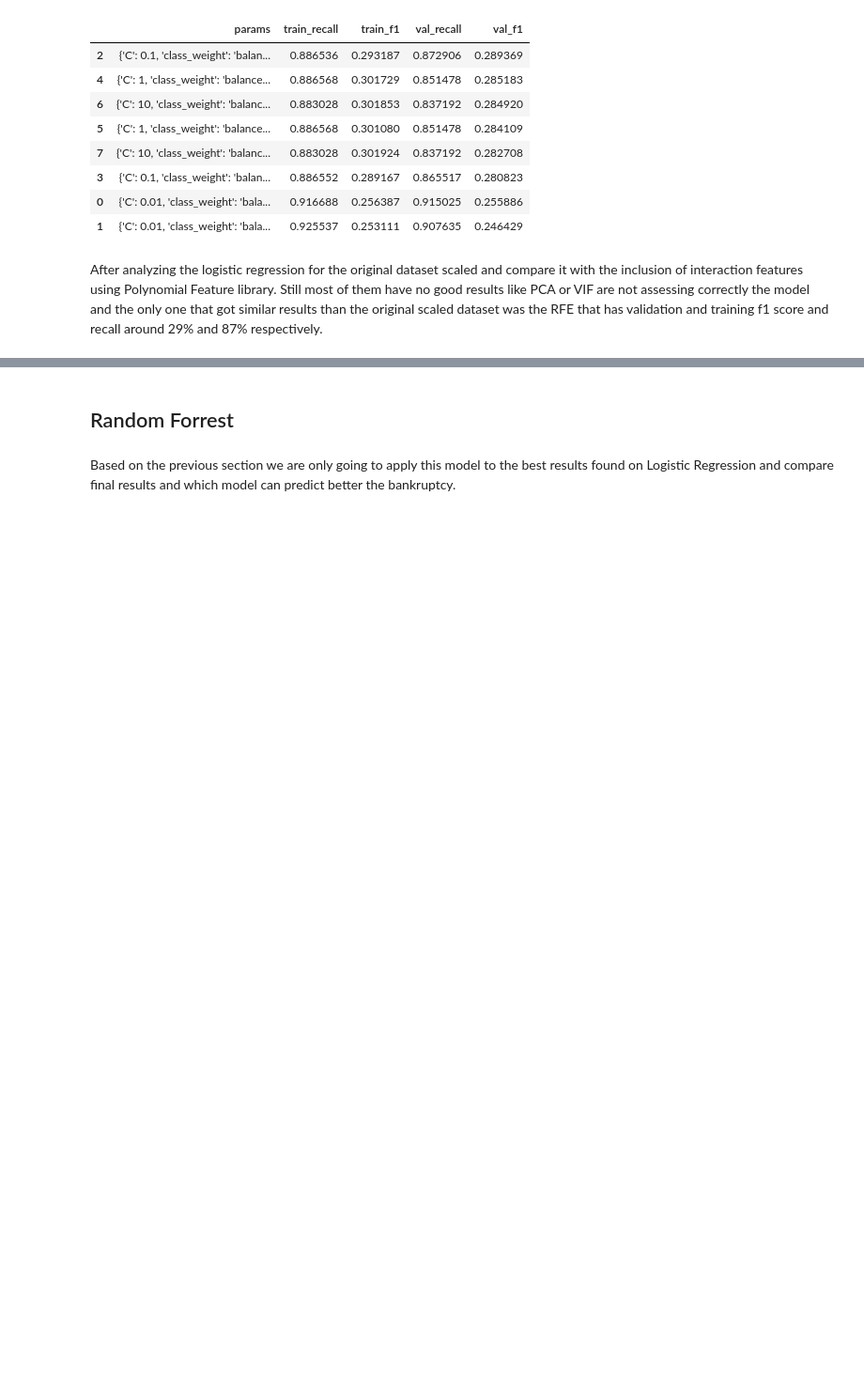
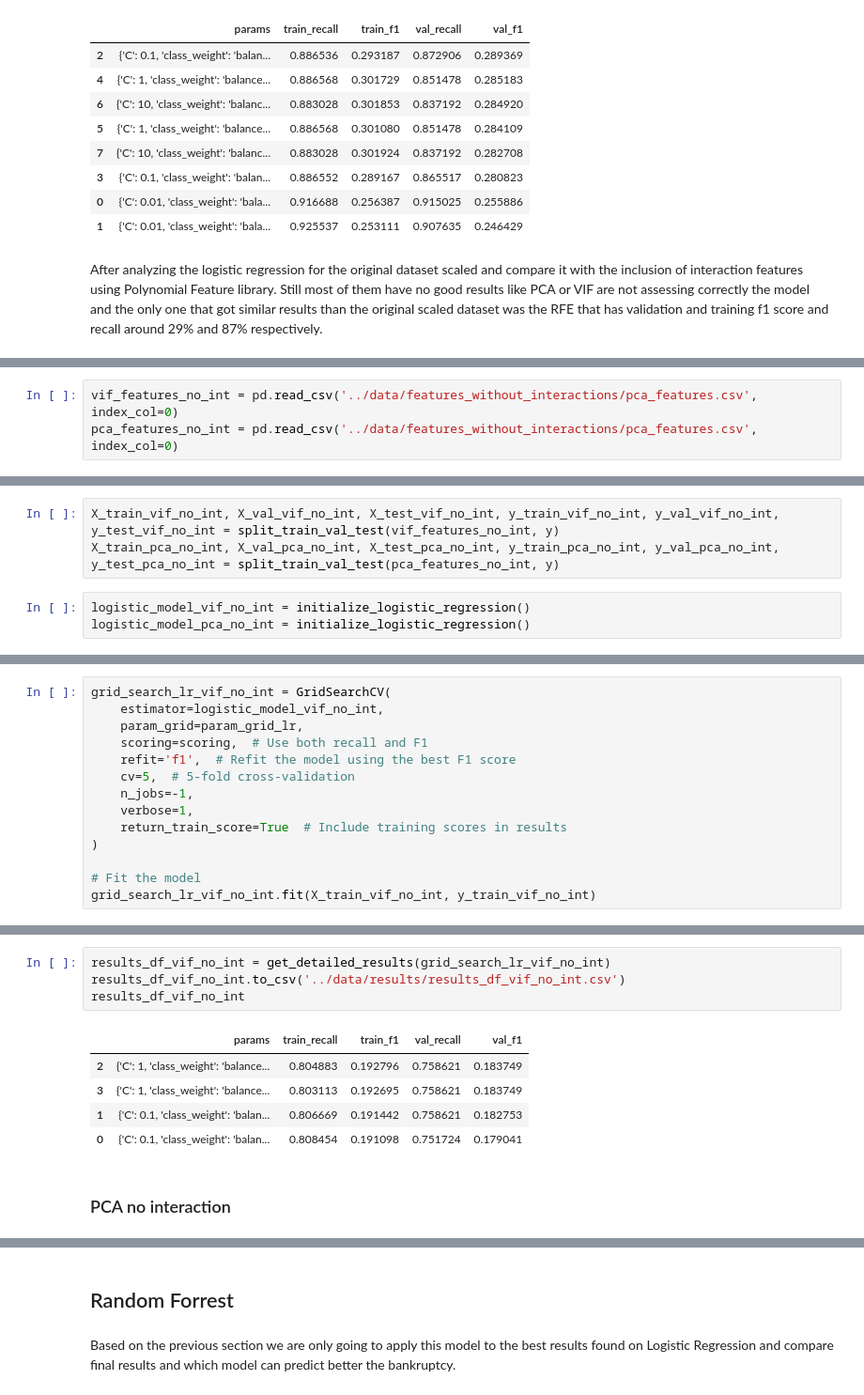
Before and after one commit to camilouribeg/DS4I-Project, a Jupyter notebook: notebooks/modeling_results.ipynb, the cells around one changed output, grey strips where cells are left out. Shown at 94% size. Cells and saved outputs as stored; diff of their text form; blank space fills up the shorter version.

```diff
--- a/notebooks/modeling_results.ipynb
+++ b/notebooks/modeling_results.ipynb
@@ -374,0 +379,3 @@ After analyzing the logistic regression for the original dataset scaled and comp
+# %%
+vif_features_no_int = pd.read_csv('../data/features_without_interactions/pca_features.csv', index_col=0)
+pca_features_no_int = pd.read_csv('../data/features_without_interactions/pca_features.csv', index_col=0)
@@ -374,0 +384,6 @@ After analyzing the logistic regression for the original dataset scaled and comp
+# %%
+X_train_vif_no_int, X_val_vif_no_int, X_test_vif_no_int, y_train_vif_no_int, y_val_vif_no_int, y_test_vif_no_int = split_train_val_test(vif_features_no_int, y)
+X_train_pca_no_int, X_val_pca_no_int, X_test_pca_no_int, y_train_pca_no_int, y_val_pca_no_int, y_test_pca_no_int = split_train_val_test(pca_features_no_int, y)
+# %%
+logistic_model_vif_no_int = initialize_logistic_regression()
+logistic_model_pca_no_int = initialize_logistic_regression()
@@ -374,0 +392,14 @@ After analyzing the logistic regression for the original dataset scaled and comp
+# %%
+grid_search_lr_vif_no_int = GridSearchCV(
+    estimator=logistic_model_vif_no_int,
+    param_grid=param_grid_lr,
+    scoring=scoring,  # Use both recall and F1
+    refit='f1',  # Refit the model using the best F1 score
+    cv=5,  # 5-fold cross-validation
+    n_jobs=-1,
+    verbose=1,
+    return_train_score=True  # Include training scores in results
+)
+
+# Fit the model
+grid_search_lr_vif_no_int.fit(X_train_vif_no_int, y_train_vif_no_int)
@@ -374,0 +418,12 @@ After analyzing the logistic regression for the original dataset scaled and comp
+# %%
+results_df_vif_no_int = get_detailed_results(grid_search_lr_vif_no_int)
+results_df_vif_no_int.to_csv('../data/results/results_df_vif_no_int.csv')
+results_df_vif_no_int
+# %% [output]
+|  | params | train_recall | train_f1 | val_recall | val_f1 |
+| 2 | {'C': 1, 'class_weight': 'balance... | 0.804883 | 0.192796 | 0.758621 | 0.183749 |
+| 3 | {'C': 1, 'class_weight': 'balance... | 0.803113 | 0.192695 | 0.758621 | 0.183749 |
+| 1 | {'C': 0.1, 'class_weight': 'balan... | 0.806669 | 0.191442 | 0.758621 | 0.182753 |
+| 0 | {'C': 0.1, 'class_weight': 'balan... | 0.808454 | 0.191098 | 0.751724 | 0.179041 |
+# %% [markdown]
+### PCA no interaction
```
Also changed, not shown: parts of 19 cells of this notebook, 7 other files.
